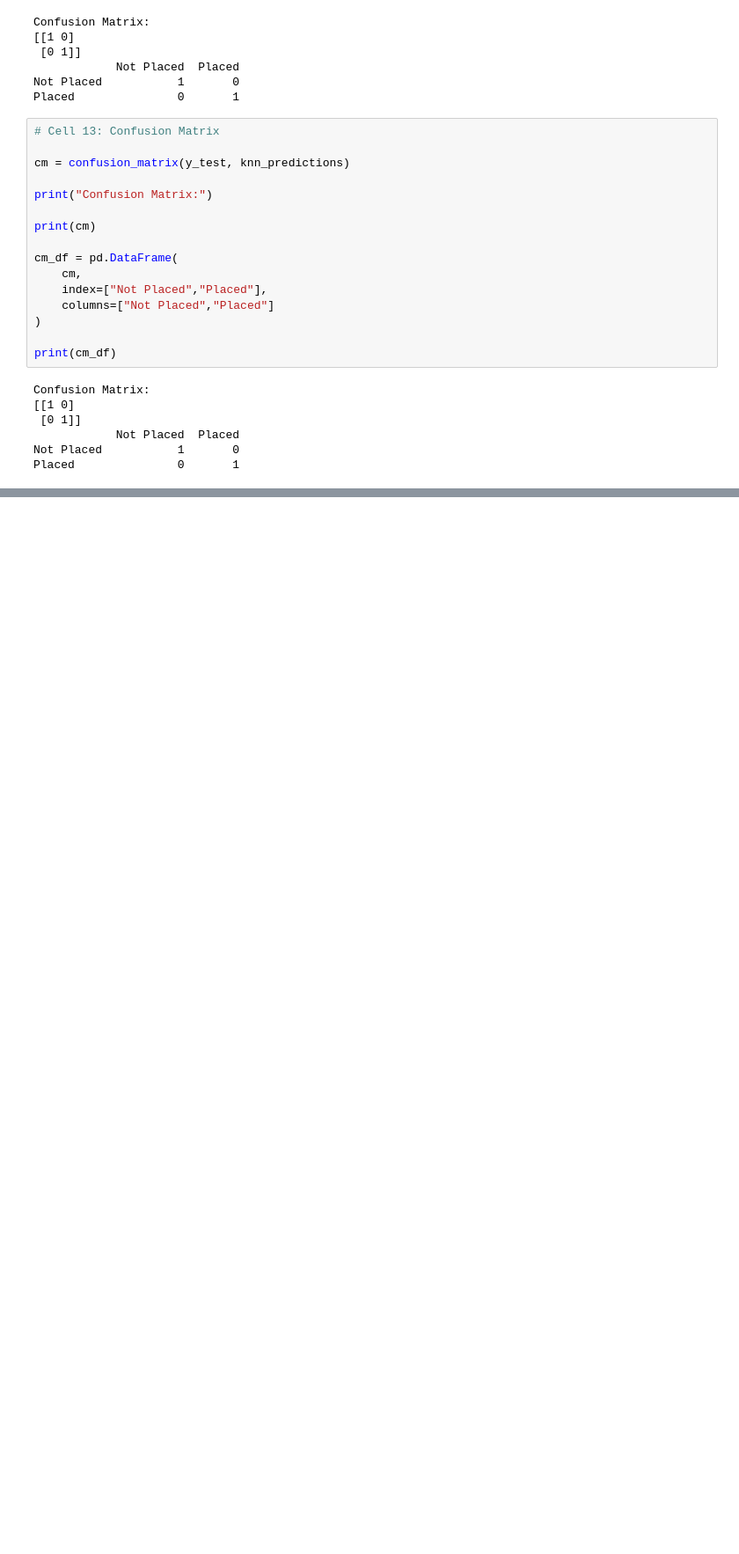
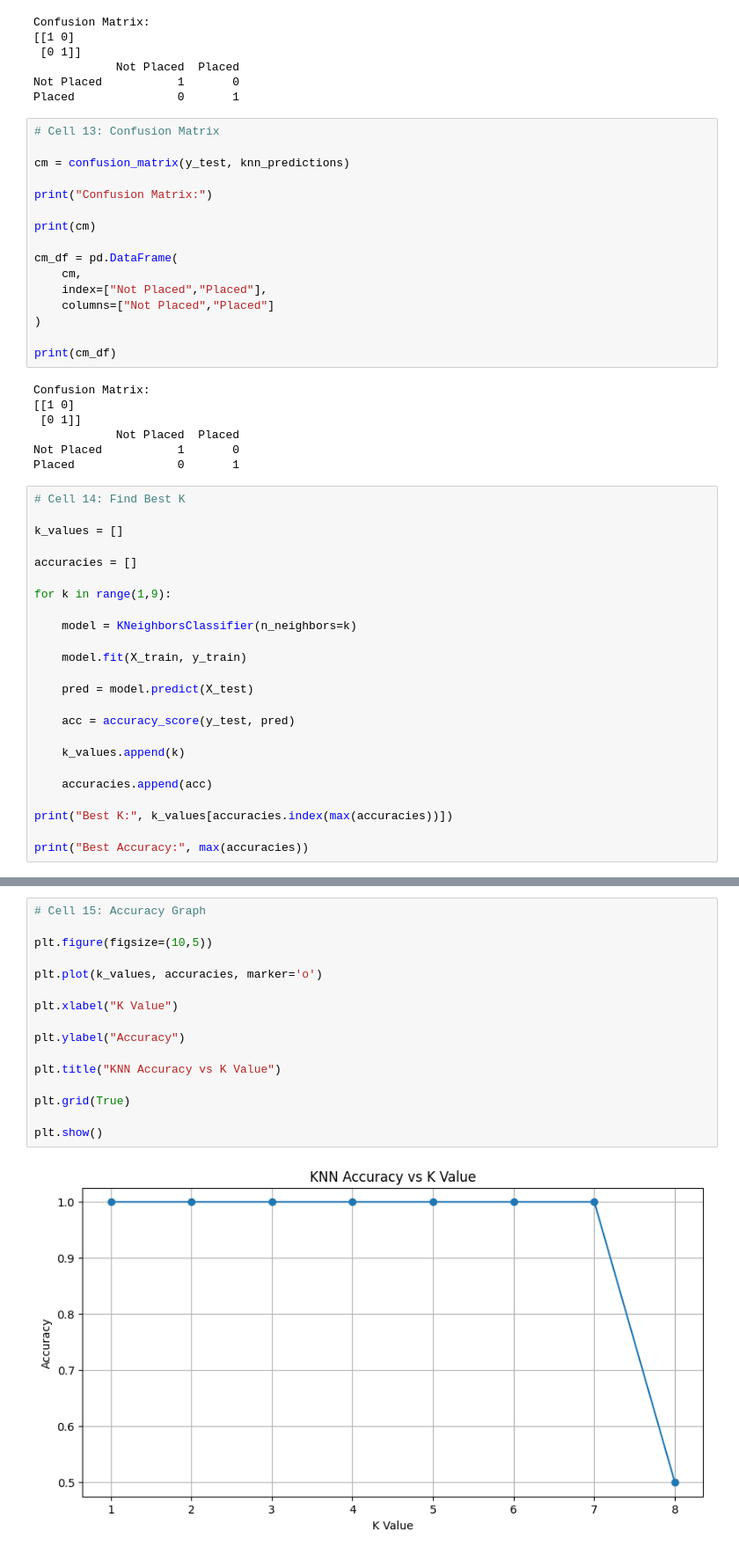
Before and after one commit to iamclowdee/Student-Placement-Prediction-ML-IPYNB-, a Jupyter notebook: Student_Placement_Prediction.ipynb, the cells around one changed output, grey strips where cells are left out. Shown at 88% size. Saved outputs shown, nothing was run; the diff lists cells and outputs as text; blank space fills up the shorter version.

```diff
--- a/Student_Placement_Prediction.ipynb
+++ b/Student_Placement_Prediction.ipynb
@@ -242,3 +242,27 @@ Confusion Matrix:
             Not Placed  Placed
 Not Placed           1       0
 Placed               0       1
+# %%
+# Cell 14: Find Best K
+
+k_values = []
+
+accuracies = []
+
+for k in range(1,9):
+
+    model = KNeighborsClassifier(n_neighbors=k)
+
+    model.fit(X_train, y_train)
+
+    pred = model.predict(X_test)
+
+    acc = accuracy_score(y_test, pred)
+
+    k_values.append(k)
+
+    accuracies.append(acc)
+
+print("Best K:", k_values[accuracies.index(max(accuracies))])
+
+print("Best Accuracy:", max(accuracies))
@@ -244,0 +272,18 @@ Placed               0       1
+# %%
+# Cell 15: Accuracy Graph
+
+plt.figure(figsize=(10,5))
+
+plt.plot(k_values, accuracies, marker='o')
+
+plt.xlabel("K Value")
+
+plt.ylabel("Accuracy")
+
+plt.title("KNN Accuracy vs K Value")
+
+plt.grid(True)
+
+plt.show()
+# %% [output]
+[figure, added]
```
Also changed, not shown: parts of 2 cells of this notebook.
